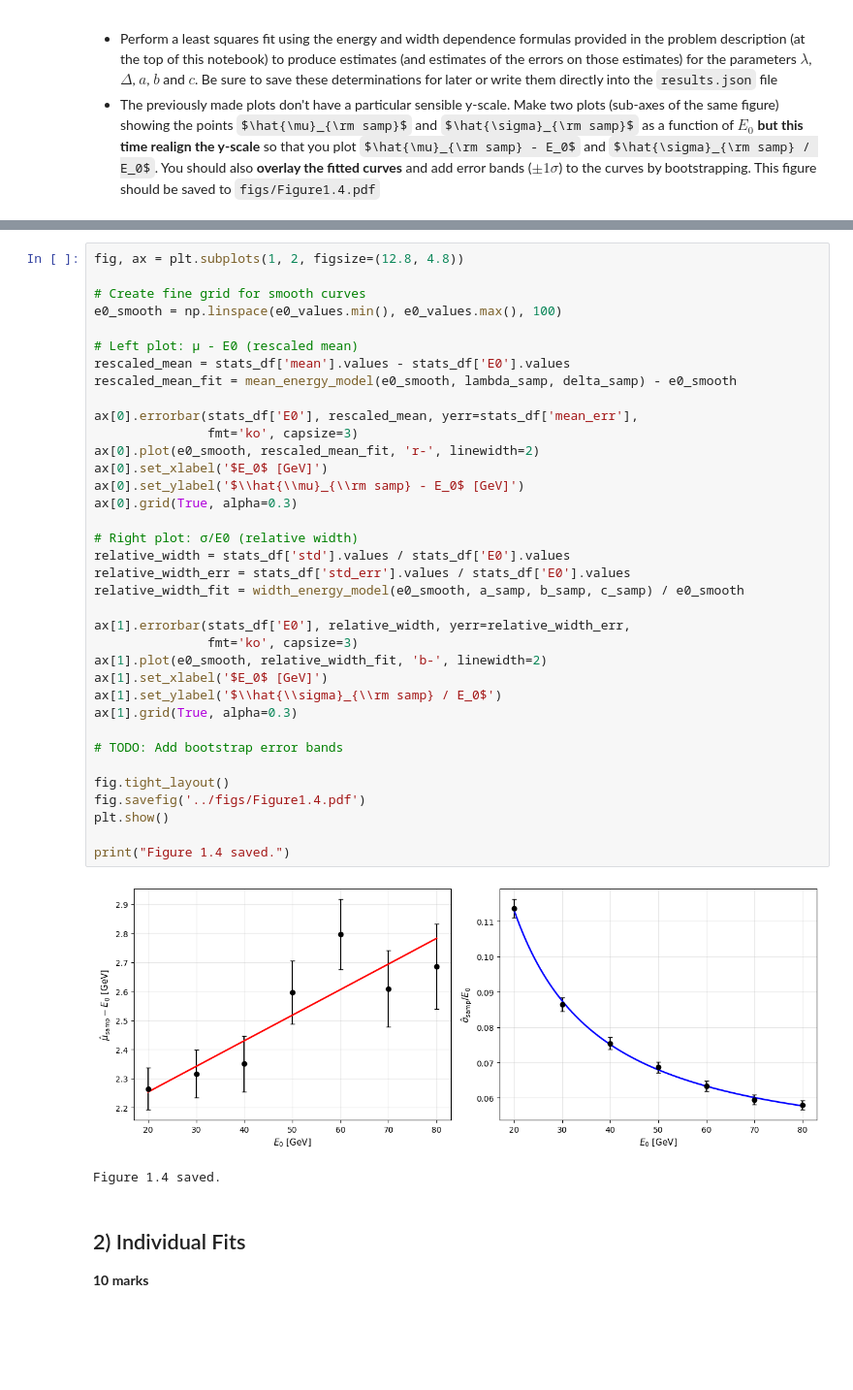
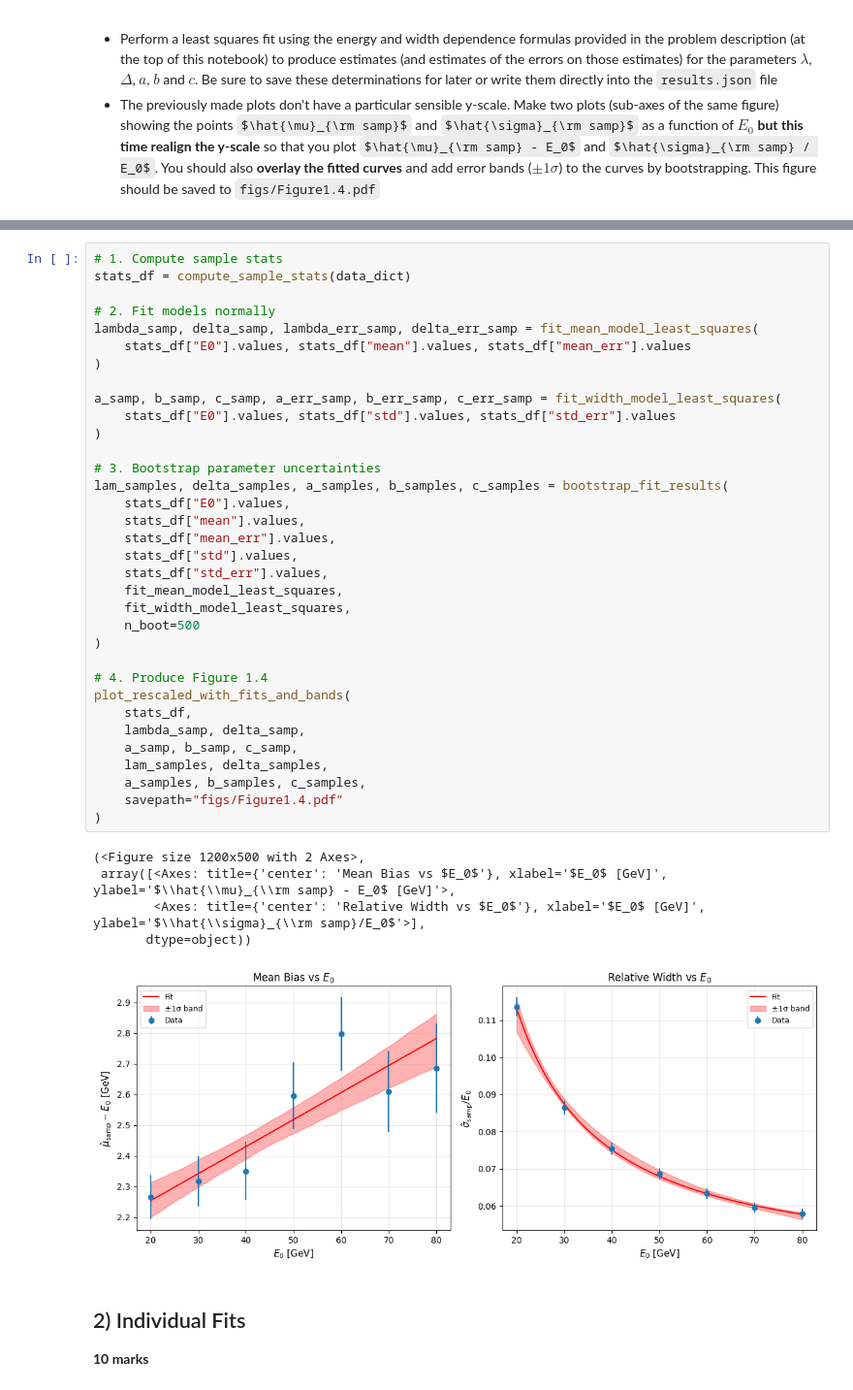
Before and after one commit to BasiaKoch/S1_coursework, a Jupyter notebook: notebooks/solution.ipynb, the cells around one changed output, grey strips where cells are left out. Shown at 97% size. Saved outputs shown, nothing was run; the diff lists cells and outputs as text; some formulas as TeX source; blank space fills up the shorter version.

```diff
--- a/notebooks/solution.ipynb
+++ b/notebooks/solution.ipynb
@@ -179,42 +208,43 @@ c = 0.0433 ± 0.0063
 # %%
-fig, ax = plt.subplots(1, 2, figsize=(12.8, 4.8))
+# 1. Compute sample stats
+stats_df = compute_sample_stats(data_dict)
 
-# Create fine grid for smooth curves
-e0_smooth = np.linspace(e0_values.min(), e0_values.max(), 100)
+# 2. Fit models normally
+lambda_samp, delta_samp, lambda_err_samp, delta_err_samp = fit_mean_model_least_squares(
+    stats_df["E0"].values, stats_df["mean"].values, stats_df["mean_err"].values
+)
 
-# Left plot: μ - E0 (rescaled mean)
-rescaled_mean = stats_df['mean'].values - stats_df['E0'].values
-rescaled_mean_fit = mean_energy_model(e0_smooth, lambda_samp, delta_samp) - e0_smooth
+a_samp, b_samp, c_samp, a_err_samp, b_err_samp, c_err_samp = fit_width_model_least_squares(
+    stats_df["E0"].values, stats_df["std"].values, stats_df["std_err"].values
+)
 
-ax[0].errorbar(stats_df['E0'], rescaled_mean, yerr=stats_df['mean_err'],
-               fmt='ko', capsize=3)
-ax[0].plot(e0_smooth, rescaled_mean_fit, 'r-', linewidth=2)
-ax[0].set_xlabel('$E_0$ [GeV]')
-ax[0].set_ylabel('$\\hat{\\mu}_{\\rm samp} - E_0$ [GeV]')
-ax[0].grid(True, alpha=0.3)
+# 3. Bootstrap parameter uncertainties
+lam_samples, delta_samples, a_samples, b_samples, c_samples = bootstrap_fit_results(
+    stats_df["E0"].values,
+    stats_df["mean"].values,
+    stats_df["mean_err"].values,
+    stats_df["std"].values,
+    stats_df["std_err"].values,
+    fit_mean_model_least_squares,
+    fit_width_model_least_squares,
+    n_boot=500
+)
 
-# Right plot: σ/E0 (relative width)
-relative_width = stats_df['std'].values / stats_df['E0'].values
-relative_width_err = stats_df['std_err'].values / stats_df['E0'].values
-relative_width_fit = width_energy_model(e0_smooth, a_samp, b_samp, c_samp) / e0_smooth
-
-ax[1].errorbar(stats_df['E0'], relative_width, yerr=relative_width_err,
-               fmt='ko', capsize=3)
-ax[1].plot(e0_smooth, relative_width_fit, 'b-', linewidth=2)
-ax[1].set_xlabel('$E_0$ [GeV]')
-ax[1].set_ylabel('$\\hat{\\sigma}_{\\rm samp} / E_0$')
-ax[1].grid(True, alpha=0.3)
-
-# TODO: Add bootstrap error bands
-
-fig.tight_layout()
-fig.savefig('../figs/Figure1.4.pdf')
-plt.show()
-
-print("Figure 1.4 saved.")
+# 4. Produce Figure 1.4
+plot_rescaled_with_fits_and_bands(
+    stats_df,
+    lambda_samp, delta_samp,
+    a_samp, b_samp, c_samp,
+    lam_samples, delta_samples,
+    a_samples, b_samples, c_samples,
+    savepath="figs/Figure1.4.pdf"
+)
 # %% [output]
+(<Figure size 1200x500 with 2 Axes>,
+ array([<Axes: title={'center': 'Mean Bias vs $E_0$'}, xlabel='$E_0$ [GeV]', ylabel='$\\hat{\\mu}_{\\rm samp} - E_0$ [GeV]'>,
+        <Axes: title={'center': 'Relative Width vs $E_0$'}, xlabel='$E_0$ [GeV]', ylabel='$\\hat{\\sigma}_{\\rm samp}/E_0$'>],
+       dtype=object))
-[figure, old version]
+[figure, new version]
-Figure 1.4 saved.
 # %% [markdown]
 ## 2) Individual Fits
 **10 marks**
```
Also changed, not shown: parts of 7 cells of this notebook, 11 other files.
